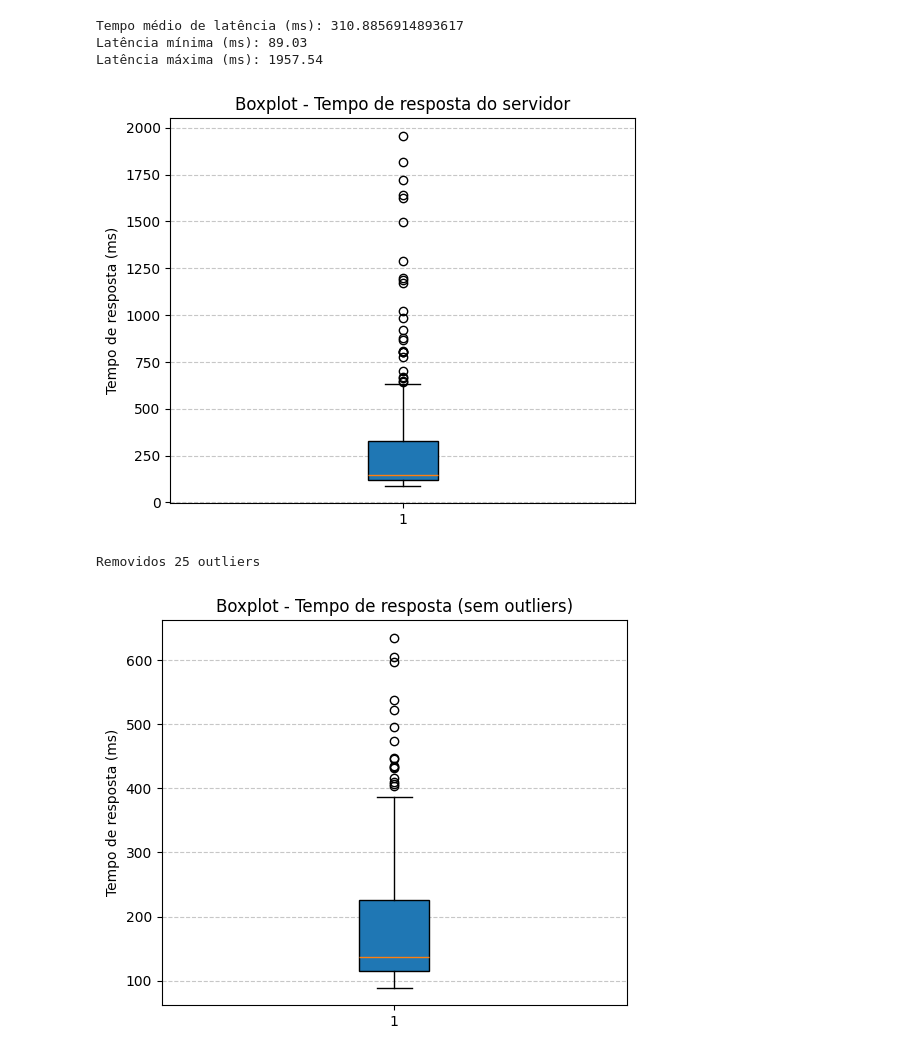
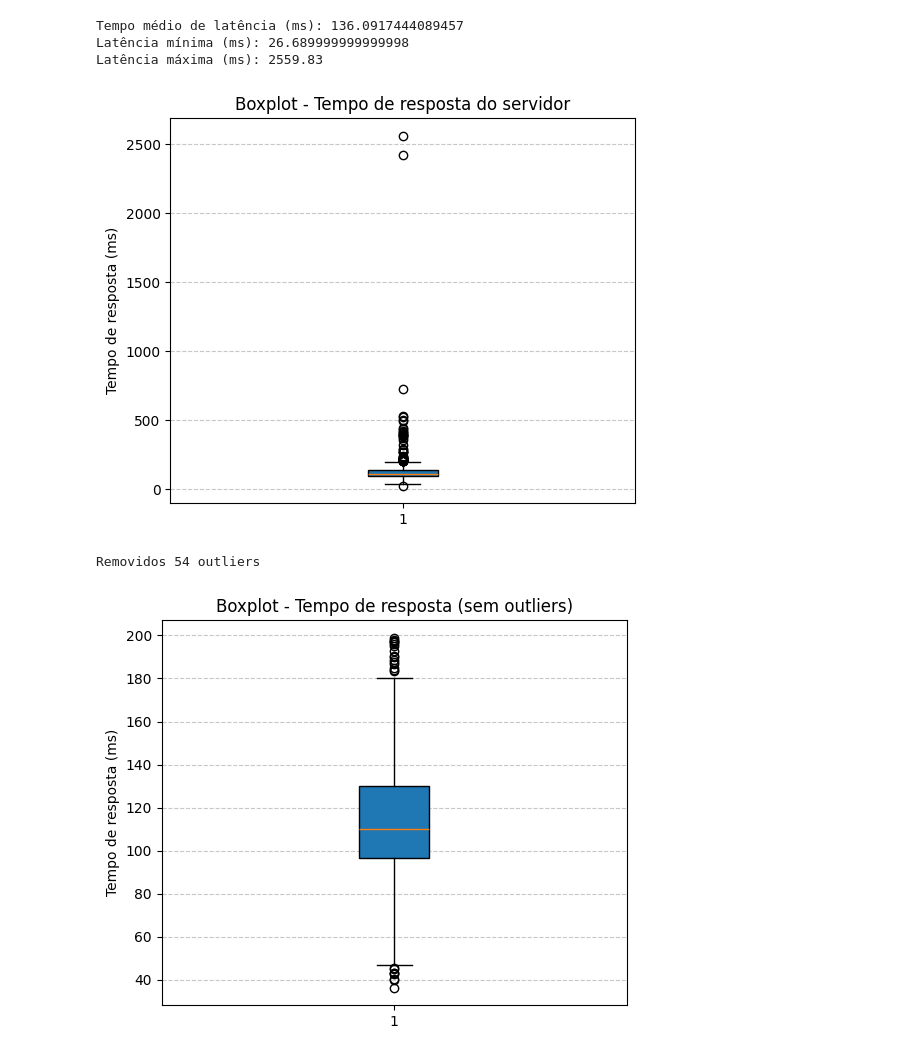
Before and after one commit to ToxicOtter/backend-tcc, a Jupyter notebook: analise.ipynb, the cells around one changed output. Saved outputs shown, nothing was run; the diff lists cells and outputs as text; code cells hidden in the pictures.

```diff
--- a/analise.ipynb
+++ b/analise.ipynb
@@ -68,7 +31,7 @@ def adicionar_faixas_iluminacao(df: pd.DataFrame) -> pd.DataFrame:
         ">=255 (estourado)"
     ]
     df = df.copy()
-    df["faixa_luz"] = pd.cut(df["iluminacao"], bins=bins, labels=labels, right=True, include_lowest=True)
+    df["faixa_luz"] = pd.cut(df["light_level"], bins=bins, labels=labels, right=True, include_lowest=True)
     return df
 # %%
 def grafico_barras_empilhadas_por_luz(df: pd.DataFrame, titulo: str = "Tipos de detecção por faixa de luminosidade"):
@@ -107,6 +70,3 @@ def grafico_percentual_por_luz(df: pd.DataFrame, titulo: str = "Proporção de t
     ax.legend(title="Status", bbox_to_anchor=(1.02, 1), loc="upper left")
     plt.tight_layout()
     plt.show()
-# %%
-df = ler_log_para_dataframe('./src/logs/reconhecimento_foto_antes.log')
-df.head()
@@ -129,0 +83,2 @@ df.head()
+# %%
+df["timestamp"] = pd.to_datetime(df["detected_at"])
@@ -199,21 +177,21 @@ Tempo médio (s): 1.053475
 # %%
 # 3) Tempo médio de latência (resposta do Flask)
-tempo_medio_latencia = df["tempo_resposta_ms"].mean()
+tempo_medio_latencia = df["latency_ms"].mean()
 print("Tempo médio de latência (ms):", tempo_medio_latencia)
 
 # 4) Estatísticas extras
-print("Latência mínima (ms):", df["tempo_resposta_ms"].min())
-print("Latência máxima (ms):", df["tempo_resposta_ms"].max())
+print("Latência mínima (ms):", df["latency_ms"].min())
+print("Latência máxima (ms):", df["latency_ms"].max())
 # %% [output]
-Tempo médio de latência (ms): 310.8856914893617
-Latência mínima (ms): 89.03
-Latência máxima (ms): 1957.54
+Tempo médio de latência (ms): 136.0917444089457
+Latência mínima (ms): 26.689999999999998
+Latência máxima (ms): 2559.83
 # %%
 # Filtra apenas valores válidos
-df_valid = df[df["tempo_resposta_ms"].notnull()]
+df_valid = df[df["latency_ms"].notnull()]
 
 plt.figure(figsize=(6, 5))
-plt.boxplot(df_valid["tempo_resposta_ms"], vert=True, patch_artist=True)
+plt.boxplot(df_valid["latency_ms"], vert=True, patch_artist=True)
 
 plt.title("Boxplot - Tempo de resposta do servidor")
 plt.ylabel("Tempo de resposta (ms)")
@@ -221,37 +199,37 @@ plt.grid(axis="y", linestyle="--", alpha=0.7)
 
 plt.show()
 # %% [output]
-[figure, old version]
+[figure, new version]
 # %%
 # Supondo que já tenha o DataFrame
-df_valid = df[df["tempo_resposta_ms"].notnull()].copy()
+df_valid = df[df["latency_ms"].notnull()].copy()
 
 # Calcula Q1 (25%) e Q3 (75%)
-Q1 = df_valid["tempo_resposta_ms"].quantile(0.25)
-Q3 = df_valid["tempo_resposta_ms"].quantile(0.75)
+Q1 = df_valid["latency_ms"].quantile(0.25)
+Q3 = df_valid["latency_ms"].quantile(0.75)
 IQR = Q3 - Q1
 
 # Define limites inferior e superior
 limite_inferior = Q1 - 1.5 * IQR
 limite_superior = Q3 + 1.5 * IQR
 
 # Filtra sem outliers
 df_sem_outliers = df_valid[
-    (df_valid["tempo_resposta_ms"] >= limite_inferior) &
-    (df_valid["tempo_resposta_ms"] <= limite_superior)
+    (df_valid["latency_ms"] >= limite_inferior) &
+    (df_valid["latency_ms"] <= limite_superior)
 ]
 
 print(f"Removidos {len(df_valid) - len(df_sem_outliers)} outliers")
 
 # Plota boxplot sem outliers
 plt.figure(figsize=(6, 5))
-plt.boxplot(df_sem_outliers["tempo_resposta_ms"], vert=True, patch_artist=True)
+plt.boxplot(df_sem_outliers["latency_ms"], vert=True, patch_artist=True)
 
 plt.title("Boxplot - Tempo de resposta (sem outliers)")
 plt.ylabel("Tempo de resposta (ms)")
 plt.grid(axis="y", linestyle="--", alpha=0.7)
 
 plt.show()
 # %% [output]
-Removidos 25 outliers
+Removidos 54 outliers
-[figure, old version]
+[figure, new version]
```
Also changed, not shown: parts of 14 cells of this notebook, 2 other files.
